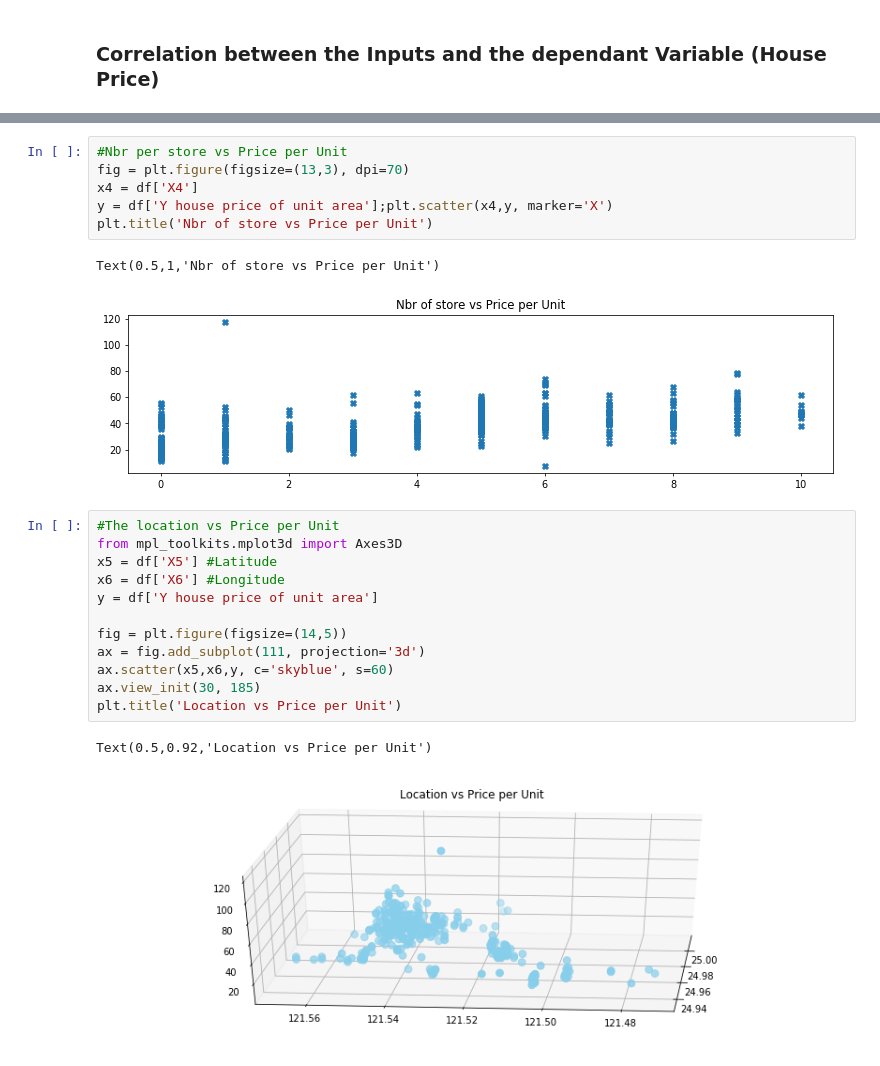
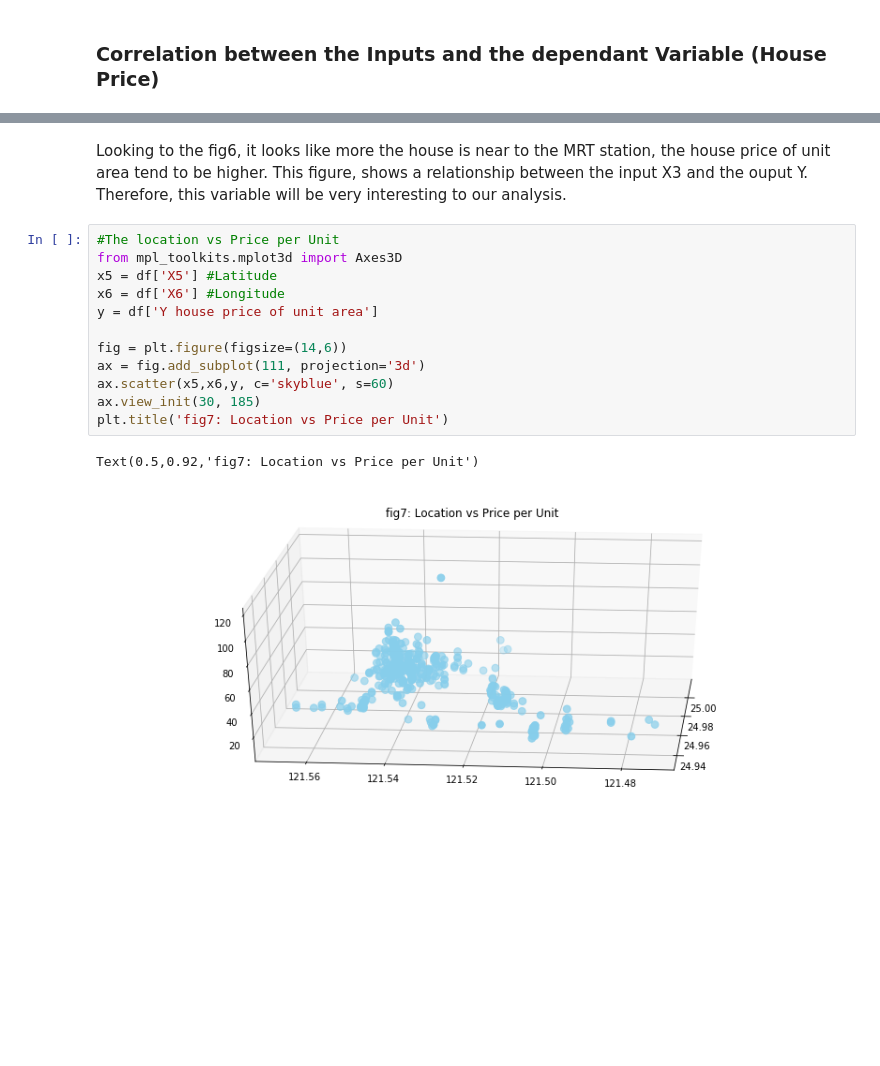
Before and after one commit to kelly19958468/Multivariable-Linear-Regression-Problem, a Jupyter notebook: Real Estate Valuation .ipynb, the cells around one changed output, grey strips where cells are left out. Saved outputs shown, nothing was run; the diff lists cells and outputs as text; blank space fills up the shorter version.

```diff
--- a/Real Estate Valuation .ipynb
+++ b/Real Estate Valuation .ipynb
@@ -113,24 +133,17 @@ Text(0.5,1,'Distance to the neares MRT vs Price per Unit')
-# %%
-#Nbr per store vs Price per Unit
-fig = plt.figure(figsize=(13,3), dpi=70)
-x4 = df['X4']
-y = df['Y house price of unit area'];plt.scatter(x4,y, marker='X')
-plt.title('Nbr of store vs Price per Unit')
-# %% [output]
-Text(0.5,1,'Nbr of store vs Price per Unit')
-[figure, removed]
+# %% [markdown]
+Looking to the fig6, it looks like more the house is near to the MRT station, the house price of unit area tend to be higher. This figure, shows a relationship between the input X3 and the ouput Y. Therefore, this variable will be very interesting to our analysis.
 # %%
 #The location vs Price per Unit
 from mpl_toolkits.mplot3d import Axes3D
 x5 = df['X5'] #Latitude
 x6 = df['X6'] #Longitude
 y = df['Y house price of unit area']
 
-fig = plt.figure(figsize=(14,5))
+fig = plt.figure(figsize=(14,6))
 ax = fig.add_subplot(111, projection='3d')
 ax.scatter(x5,x6,y, c='skyblue', s=60)
 ax.view_init(30, 185)
-plt.title('Location vs Price per Unit')
+plt.title('fig7: Location vs Price per Unit')
 # %% [output]
-Text(0.5,0.92,'Location vs Price per Unit')
+Text(0.5,0.92,'fig7: Location vs Price per Unit')
-[figure, old version]
+[figure, new version]
```
Also changed, not shown: parts of 7 cells of this notebook.
